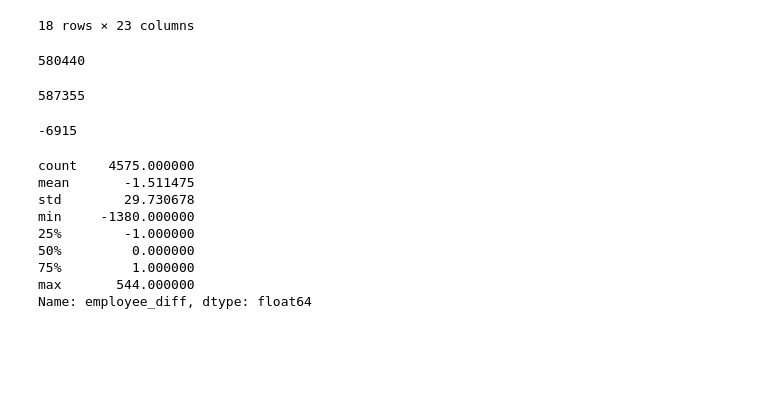
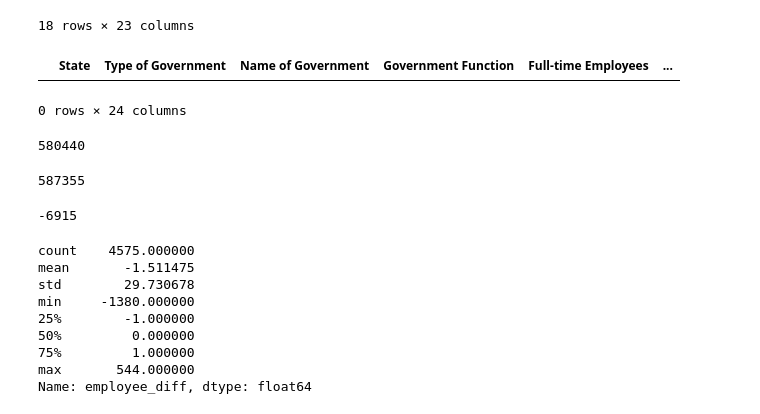
Before and after one commit to themarshallproject/arpa20220125, a Jupyter notebook: analysis/payroll_analysis.ipynb, the cells around one changed output. Drawn from its saved outputs; the diff is of its cells as text; code cells hidden in the pictures; blank space fills up the shorter version.

```diff
--- a/analysis/payroll_analysis.ipynb
+++ b/analysis/payroll_analysis.ipynb
@@ -126,6 +214,12 @@ df[(df["State"] == "Missouri") &\
 | 41894 | Missouri | Municipality | Lees Summit | Corrections | 14 | ... |
 | 43127 | Missouri | Independent School District | Lees Summit Sch Dist R-7 | Education - Elementary and Second... | 1144 | ... |
 18 rows × 23 columns
+# %%
+df[(df["State"] == "Missouri") &\
+  (df["Name of Government"]=="Kansas City")].sort_values("average_fulltime_pay", ascending = False)
+# %% [output]
+|  | State | Type of Government | Name of Government | Government Function | Full-time Employees | ... |
+0 rows × 24 columns
 # %%
 df_2021_short = df[["State", "Type of Government", "Name of Government",\
     "Government Function", "Full-time Employees",\
```
Also changed, not shown: parts of 19 cells of this notebook, 8 other files.
